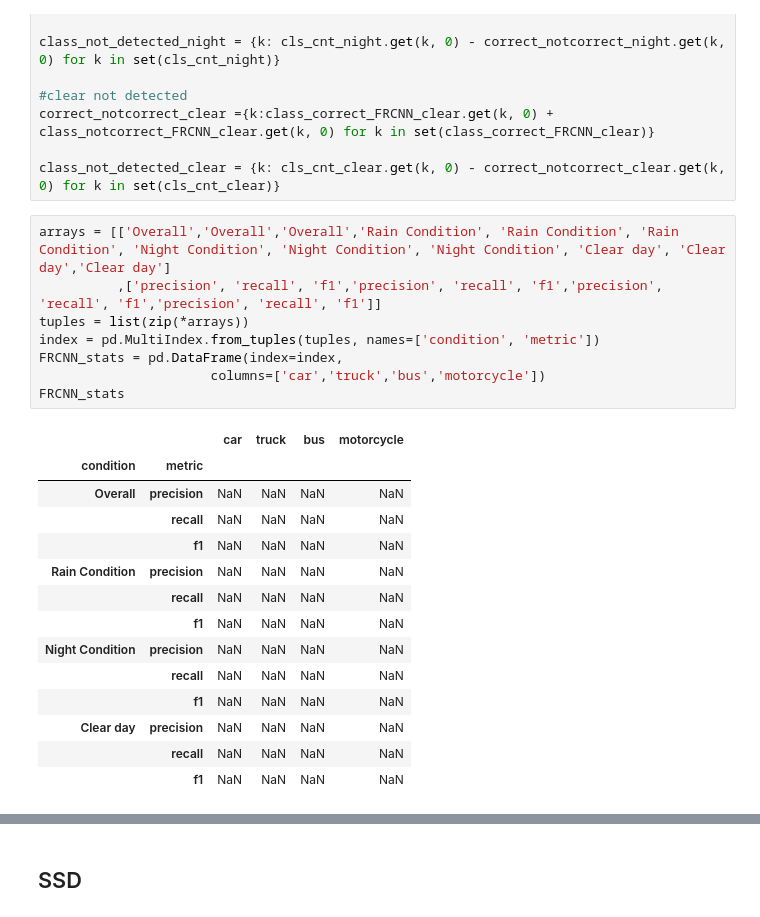
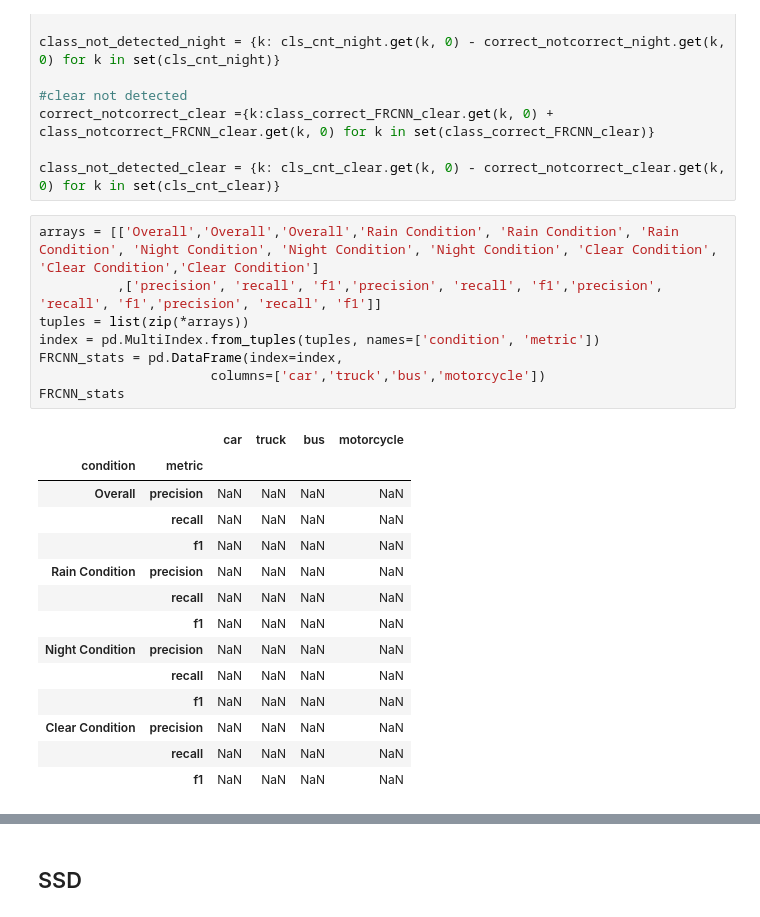
Before and after one commit to ehsantaati/ObjectDetection_Compare_BU, a Jupyter notebook: Final_report2ndDraft.ipynb, the cells around one changed output, grey strips where cells are left out. Saved outputs shown, nothing was run; the diff lists cells and outputs as text.

Commit message:
Adding clear day condition for claer day 2 and debug it

```diff
--- a/Final_report2ndDraft.ipynb
+++ b/Final_report2ndDraft.ipynb
@@ -687,26 +689,26 @@ correct_notcorrect_clear ={k:class_correct_FRCNN_clear.get(k, 0) + class_notcorr
 
 class_not_detected_clear = {k: cls_cnt_clear.get(k, 0) - correct_notcorrect_clear.get(k, 0) for k in set(cls_cnt_clear)}
 # %%
-arrays = [['Overall','Overall','Overall','Rain Condition', 'Rain Condition', 'Rain Condition', 'Night Condition', 'Night Condition', 'Night Condition', 'Clear day', 'Clear day','Clear day']
+arrays = [['Overall','Overall','Overall','Rain Condition', 'Rain Condition', 'Rain Condition', 'Night Condition', 'Night Condition', 'Night Condition', 'Clear Condition', 'Clear Condition','Clear Condition']
           ,['precision', 'recall', 'f1','precision', 'recall', 'f1','precision', 'recall', 'f1','precision', 'recall', 'f1']]
 tuples = list(zip(*arrays))
 index = pd.MultiIndex.from_tuples(tuples, names=['condition', 'metric'])
 FRCNN_stats = pd.DataFrame(index=index,
                       columns=['car','truck','bus','motorcycle'])
 FRCNN_stats
 # %% [output]
 |  |  | car | truck | bus | motorcycle |
 | condition | metric |  |  |  |  |
 | Overall | precision | NaN | NaN | NaN | NaN |
 |  | recall | NaN | NaN | NaN | NaN |
 |  | f1 | NaN | NaN | NaN | NaN |
 | Rain Condition | precision | NaN | NaN | NaN | NaN |
 |  | recall | NaN | NaN | NaN | NaN |
 |  | f1 | NaN | NaN | NaN | NaN |
 | Night Condition | precision | NaN | NaN | NaN | NaN |
 |  | recall | NaN | NaN | NaN | NaN |
 |  | f1 | NaN | NaN | NaN | NaN |
-| Clear day | precision | NaN | NaN | NaN | NaN |
+| Clear Condition | precision | NaN | NaN | NaN | NaN |
 |  | recall | NaN | NaN | NaN | NaN |
 |  | f1 | NaN | NaN | NaN | NaN |
 # %%
```
Also changed, not shown: parts of 19 cells of this notebook.
